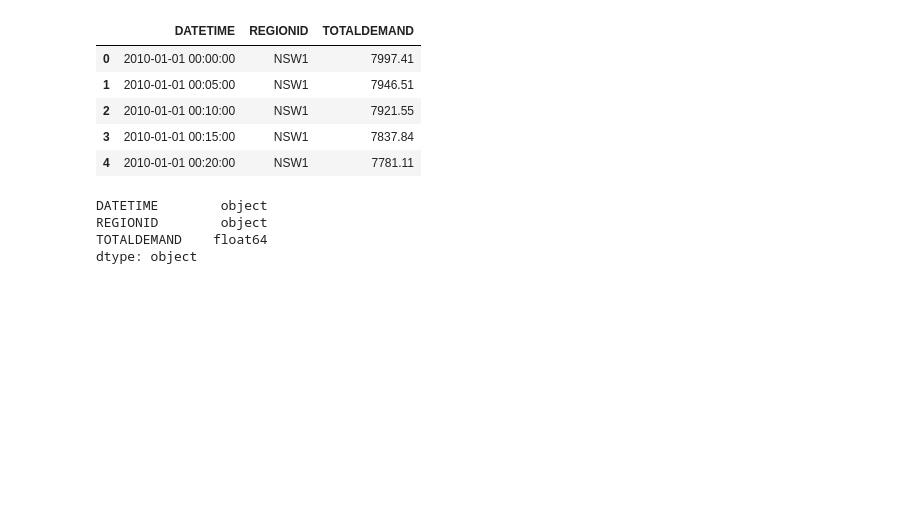
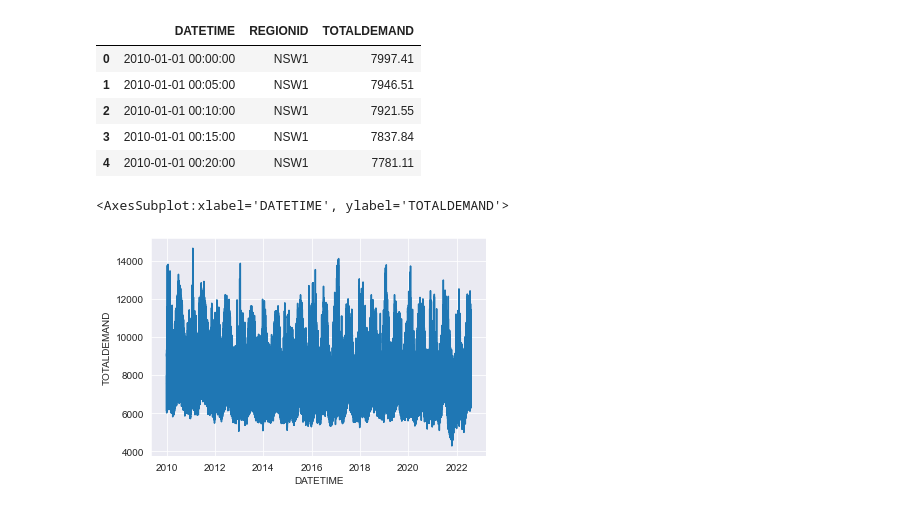
Before and after one commit to dmc-au/Team-A---Impacts-of-Household-PV-on-Grid-Demand, a Jupyter notebook: src/sam_eda.ipynb, the cells around one changed output. Saved outputs shown, nothing was run; the diff lists cells and outputs as text; code cells hidden in the pictures; blank space fills up the shorter version.

Commit message:
Update sam_eda.ipynb
Mainly reprocessing data from CER to be  available in one dataframe and easier to use.

```diff
--- a/src/sam_eda.ipynb
+++ b/src/sam_eda.ipynb
@@ -7,2 +11,3 @@ import seaborn as sns
 # %%
 demand_df = pd.read_csv('../data/raw/totaldemand_nsw.csv')
+demand_df['DATETIME'] = pd.to_datetime(demand_df['DATETIME'])
@@ -15,10 +27,8 @@ demand_df.head()
 | 2 | 2010-01-01 00:10:00 | NSW1 | 7921.55 |
 | 3 | 2010-01-01 00:15:00 | NSW1 | 7837.84 |
 | 4 | 2010-01-01 00:20:00 | NSW1 | 7781.11 |
-# %%
-demand_df.dtypes
-# %% [output]
-DATETIME        object
-REGIONID        object
-TOTALDEMAND    float64
-dtype: object
+# %%
+sns.lineplot(data=demand_df, x='DATETIME', y='TOTALDEMAND')
+# %% [output]
+<AxesSubplot:xlabel='DATETIME', ylabel='TOTALDEMAND'>
+[figure, added]
```
Also changed, not shown: parts of 18 cells of this notebook.
